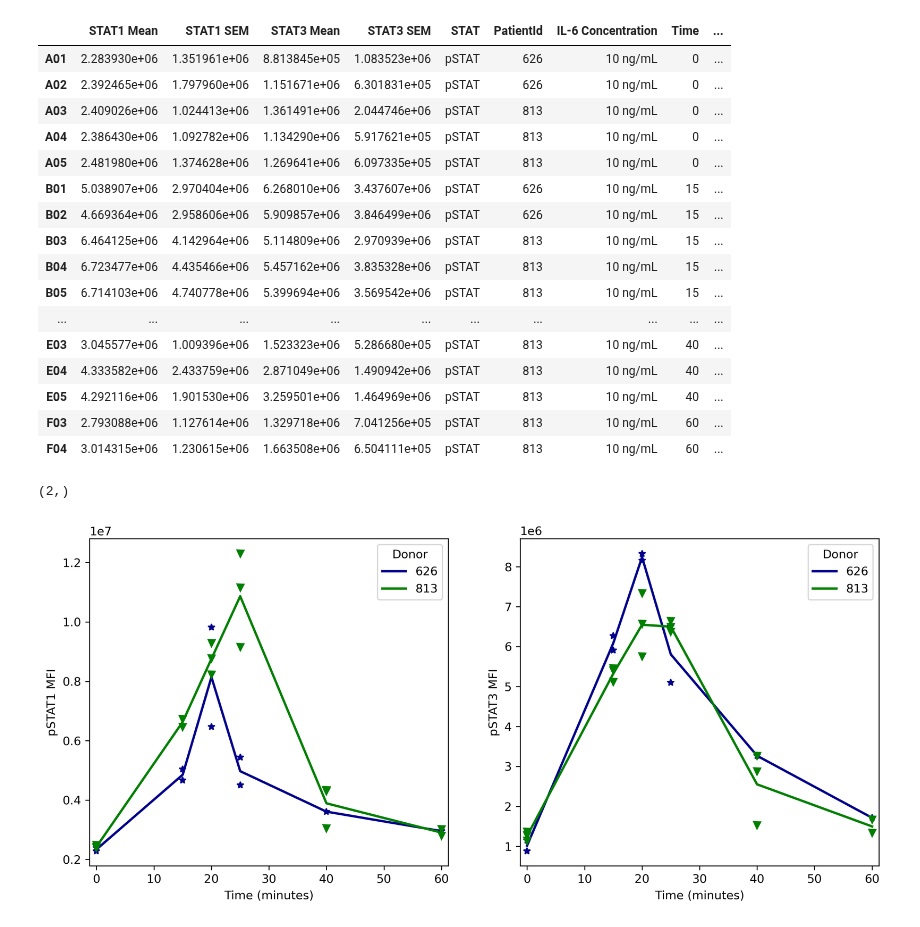
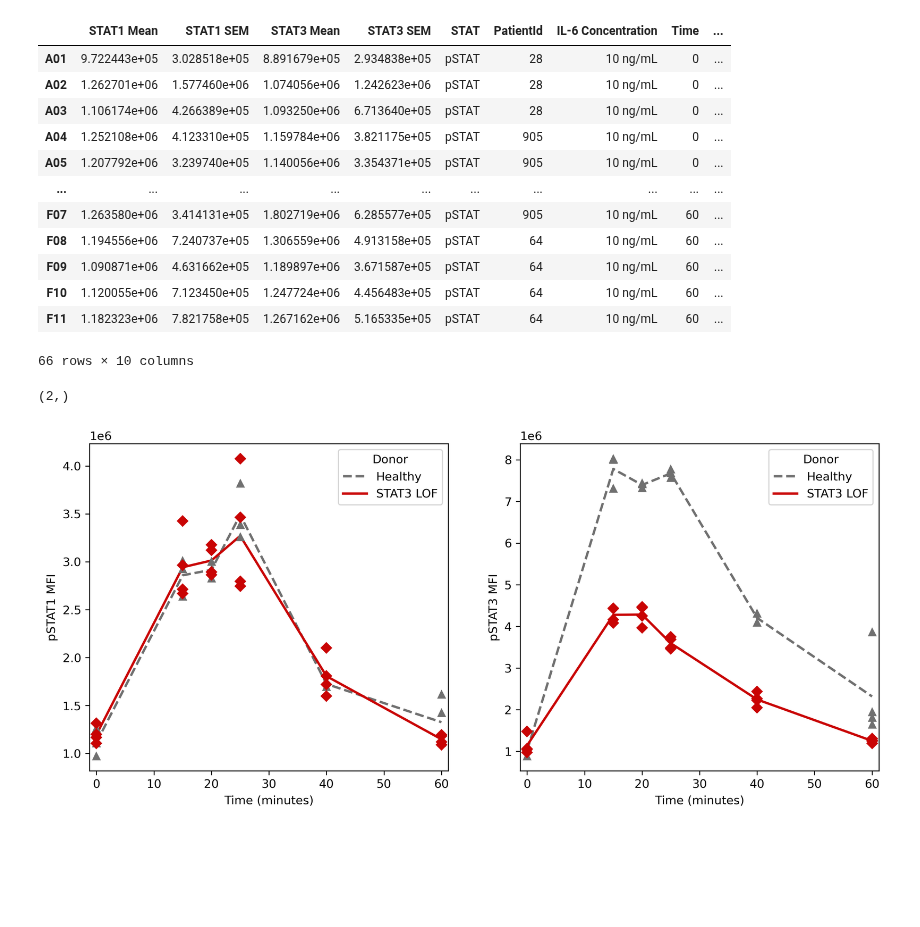
Before and after one commit to LarkinIt/visIF, a Jupyter notebook: code/hardcoded_visualization.ipynb, the cells around one changed output. Cells and saved outputs as stored; diff of their text form; code cells hidden in the pictures; blank space fills up the shorter version.

```diff
--- a/code/hardcoded_visualization.ipynb
+++ b/code/hardcoded_visualization.ipynb
@@ -104,60 +104,34 @@ patient_to_marker = {
 	813:"v",
 	826:"X",
 	904:"P",
-	905:"o"
+	905:"o",
+	28:"^",
+	64:"D"
 }
 # %% [output]
 |  | STAT1 Mean | STAT1 SEM | STAT3 Mean | STAT3 SEM | STAT | PatientId | IL-6 Concentration | Time | ... |
-| A01 | 2.283930e+06 | 1.351961e+06 | 8.813845e+05 | 1.083523e+06 | pSTAT | 626 | 10 ng/mL | 0 | ... |
-| A02 | 2.392465e+06 | 1.797960e+06 | 1.151671e+06 | 6.301831e+05 | pSTAT | 626 | 10 ng/mL | 0 | ... |
-| A03 | 2.409026e+06 | 1.024413e+06 | 1.361491e+06 | 2.044746e+06 | pSTAT | 813 | 10 ng/mL | 0 | ... |
-| A04 | 2.386430e+06 | 1.092782e+06 | 1.134290e+06 | 5.917621e+05 | pSTAT | 813 | 10 ng/mL | 0 | ... |
-| A05 | 2.481980e+06 | 1.374628e+06 | 1.269641e+06 | 6.097335e+05 | pSTAT | 813 | 10 ng/mL | 0 | ... |
-| B01 | 5.038907e+06 | 2.970404e+06 | 6.268010e+06 | 3.437607e+06 | pSTAT | 626 | 10 ng/mL | 15 | ... |
-| B02 | 4.669364e+06 | 2.958606e+06 | 5.909857e+06 | 3.846499e+06 | pSTAT | 626 | 10 ng/mL | 15 | ... |
-| B03 | 6.464125e+06 | 4.142964e+06 | 5.114809e+06 | 2.970939e+06 | pSTAT | 813 | 10 ng/mL | 15 | ... |
-| B04 | 6.723477e+06 | 4.435466e+06 | 5.457162e+06 | 3.835328e+06 | pSTAT | 813 | 10 ng/mL | 15 | ... |
-| B05 | 6.714103e+06 | 4.740778e+06 | 5.399694e+06 | 3.569542e+06 | pSTAT | 813 | 10 ng/mL | 15 | ... |
+| A01 | 9.722443e+05 | 3.028518e+05 | 8.891679e+05 | 2.934838e+05 | pSTAT | 28 | 10 ng/mL | 0 | ... |
+| A02 | 1.262701e+06 | 1.577460e+06 | 1.074056e+06 | 1.242623e+06 | pSTAT | 28 | 10 ng/mL | 0 | ... |
+| A03 | 1.106174e+06 | 4.266389e+05 | 1.093250e+06 | 6.713640e+05 | pSTAT | 28 | 10 ng/mL | 0 | ... |
+| A04 | 1.252108e+06 | 4.123310e+05 | 1.159784e+06 | 3.821175e+05 | pSTAT | 905 | 10 ng/mL | 0 | ... |
+| A05 | 1.207792e+06 | 3.239740e+05 | 1.140056e+06 | 3.354371e+05 | pSTAT | 905 | 10 ng/mL | 0 | ... |
 | ... | ... | ... | ... | ... | ... | ... | ... | ... | ... |
-| E03 | 3.045577e+06 | 1.009396e+06 | 1.523323e+06 | 5.286680e+05 | pSTAT | 813 | 10 ng/mL | 40 | ... |
-| E04 | 4.333582e+06 | 2.433759e+06 | 2.871049e+06 | 1.490942e+06 | pSTAT | 813 | 10 ng/mL | 40 | ... |
-| E05 | 4.292116e+06 | 1.901530e+06 | 3.259501e+06 | 1.464969e+06 | pSTAT | 813 | 10 ng/mL | 40 | ... |
-| F03 | 2.793088e+06 | 1.127614e+06 | 1.329718e+06 | 7.041256e+05 | pSTAT | 813 | 10 ng/mL | 60 | ... |
-| F04 | 3.014315e+06 | 1.230615e+06 | 1.663508e+06 | 6.504111e+05 | pSTAT | 813 | 10 ng/mL | 60 | ... |
+| F07 | 1.263580e+06 | 3.414131e+05 | 1.802719e+06 | 6.285577e+05 | pSTAT | 905 | 10 ng/mL | 60 | ... |
+| F08 | 1.194556e+06 | 7.240737e+05 | 1.306559e+06 | 4.913158e+05 | pSTAT | 64 | 10 ng/mL | 60 | ... |
+| F09 | 1.090871e+06 | 4.631662e+05 | 1.189897e+06 | 3.671587e+05 | pSTAT | 64 | 10 ng/mL | 60 | ... |
+| F10 | 1.120055e+06 | 7.123450e+05 | 1.247724e+06 | 4.456483e+05 | pSTAT | 64 | 10 ng/mL | 60 | ... |
+| F11 | 1.182323e+06 | 7.821758e+05 | 1.267162e+06 | 5.165335e+05 | pSTAT | 64 | 10 ng/mL | 60 | ... |
+66 rows × 10 columns
 # %%
-import random
-
-def generate_random_colors(n):
-	"""
-	Generates a list of n random RGB color tuples.
-	Each color is represented as a tuple (r, g, b) where r, g, and b are
-	integers between 0 and 255 (inclusive).
-	"""
-	colors = []
-	for _ in range(n):
-		r = random.randint(0, 255)/255.0
-		g = random.randint(0, 255)/255.0
-		b = random.randint(0, 255)/255.0
-		colors.append((r, g, b))
-	return colors
-
-patient_to_marker = {
-	617:"s",
-	626:"*",
-	813:"v",
-	826:"x",
-	904:"P",
-	905:"o"
-}
-
-
 patient_to_color = {
 	617: "r",
 	626: "darkblue",
 	813: "g",
 	826: "orange",
 	904: "purple",
-	905: "deepskyblue"
+	905: "deepskyblue",
+	28: "#707070",
+	64: "#C90404"
 }
 
 df = dfs[0]
@@ -169,7 +143,7 @@ df["STAT3 SEM"] = [0] * len(df)
 # Select tSTAT measurement
 
 for pat in df["PatientId"].unique():
-	if pat == 8260:# or pat == 905:
+	if pat == 905:# or pat == 905:
 		continue;
 	# Plot tSTATs from first scan
 	stat1_ax = axs[0]
@@ -177,42 +151,51 @@ for pat in df["PatientId"].unique():
 
 	cur_df = df.loc[df["PatientId"] == pat]
 
+	leg_label = {
+		28:"Healthy",
+		64:"STAT3 LOF"
+	}
+	ls="--"
+	if pat == 64:
+		ls="-"
 	#stat1_ax.plot(cur_df["Time"].unique(), cur_df.groupby("Time")["STAT1 Mean"].mean(),
 	#				marker="none", color=patient_to_color[pat],
 	# 				lw=2, label=f"{pat}")#) Average")
 	sns.lineplot(x="Time", y="STAT1 Mean", data=cur_df,	color=patient_to_color[pat],
-	 				lw=2, label=f"{pat}", ax=stat1_ax, errorbar=None)
+	 				lw=2, label=f"{leg_label[pat]}", ax=stat1_ax, errorbar=None, ls=ls)
 	sns.lineplot(x="Time", y="STAT3 Mean", data=cur_df,	color=patient_to_color[pat],
-	 				lw=2, label=f"{pat}", ax=stat3_ax, errorbar=None)
+	 				lw=2, label=f"{leg_label[pat]}", ax=stat3_ax, errorbar=None, ls=ls)
 
 	#for il6 in df["IL-6 Concentration"].unique():
 	for rep in df["Replicate"].unique():
 		select_df = df.loc[(df["PatientId"] == pat) & (df["Replicate"]== rep)]
 		#if 0 == 0:
 		#	continue;
 		if select_df.empty:
 			continue
+		fc=None
+		markeredgecolor=None
 		stat1_ax.errorbar(x=select_df["Time"], y=select_df["STAT1 Mean"], yerr=select_df["STAT1 SEM"],
 					marker=patient_to_marker[pat], ms=ms, color=patient_to_color[pat],
 					ls="none",)
 #	 				lw=0.75, label=f"{pat} - {rep}", capsize=2)
 
 		stat3_ax.errorbar(x=select_df["Time"], y=select_df["STAT3 Mean"], yerr=select_df["STAT3 SEM"],
 					marker=patient_to_marker[pat], ms=ms, color=patient_to_color[pat],
 					ls="none",)
 	 				#lw=0.75,  label=f"{pat} - {rep}", capsize=2)
 	stat1_ax.set_ylabel("pSTAT1 MFI")
 	stat1_ax.margins(x=0.02)
 	stat3_ax.margins(x=0.02);
 	stat1_ax.set_xlabel("Time (minutes)")
 	stat1_ax.legend(title="Donor")
 	#stat1_ax.set_title("Fedratinib")
 	stat3_ax.set_ylabel("pSTAT3 MFI")
 	stat3_ax.set_xlabel("Time (minutes)")
 	stat3_ax.legend(title="Donor")
 	#stat3_ax.set_title("Fedratinib")
 	#stat1_ax.set_xlim(right=62)
 	#stat3_ax.set_xlim(right=62)
 # %% [output]
 (2,)
-[figure, old version]
+[figure, new version]
```
Also changed, not shown: parts of 1 cell of this notebook.
